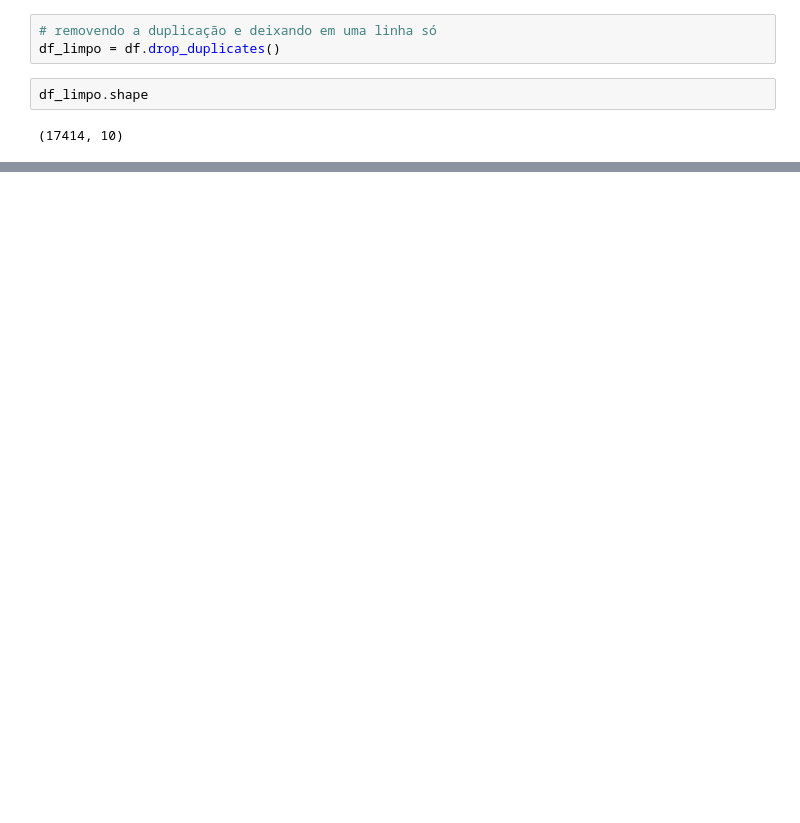
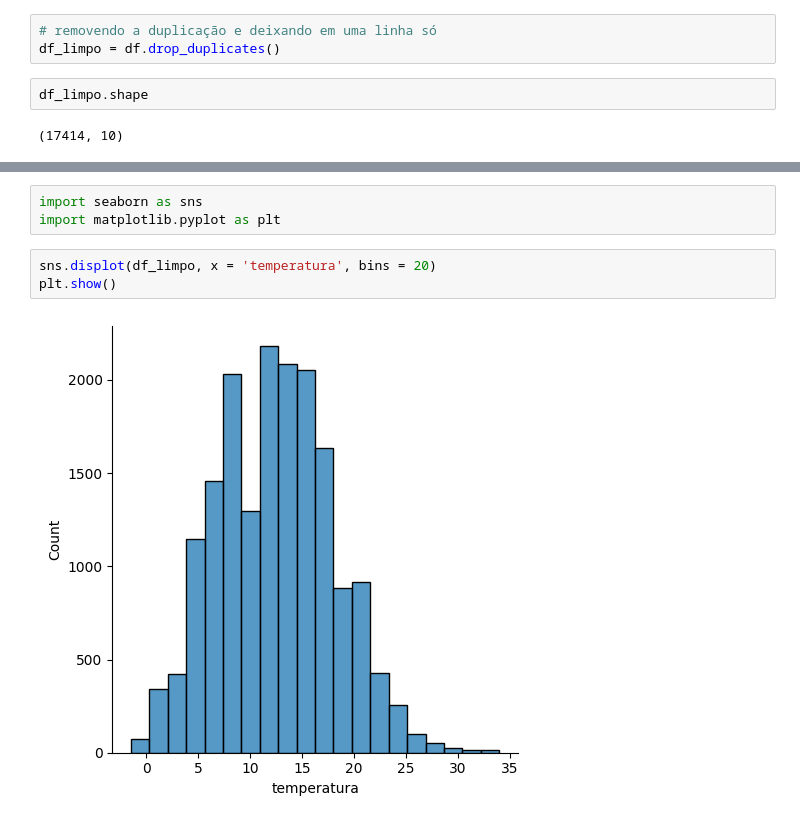
Before and after one commit to IronZiiz/Data-Science_Time-Series, a Jupyter notebook: Main_notebook_Time_series.ipynb, the cells around one changed output, grey strips where cells are left out. Cells and saved outputs as stored; diff of their text form; blank space fills up the shorter version.

```diff
--- a/Main_notebook_Time_series.ipynb
+++ b/Main_notebook_Time_series.ipynb
@@ -106,0 +120,8 @@ df_limpo.shape
+# %%
+import seaborn as sns
+import matplotlib.pyplot as plt
+# %%
+sns.displot(df_limpo, x = 'temperatura', bins = 20)
+plt.show()
+# %% [output]
+[figure, added]
```
Also changed, not shown: parts of 72 cells of this notebook.
